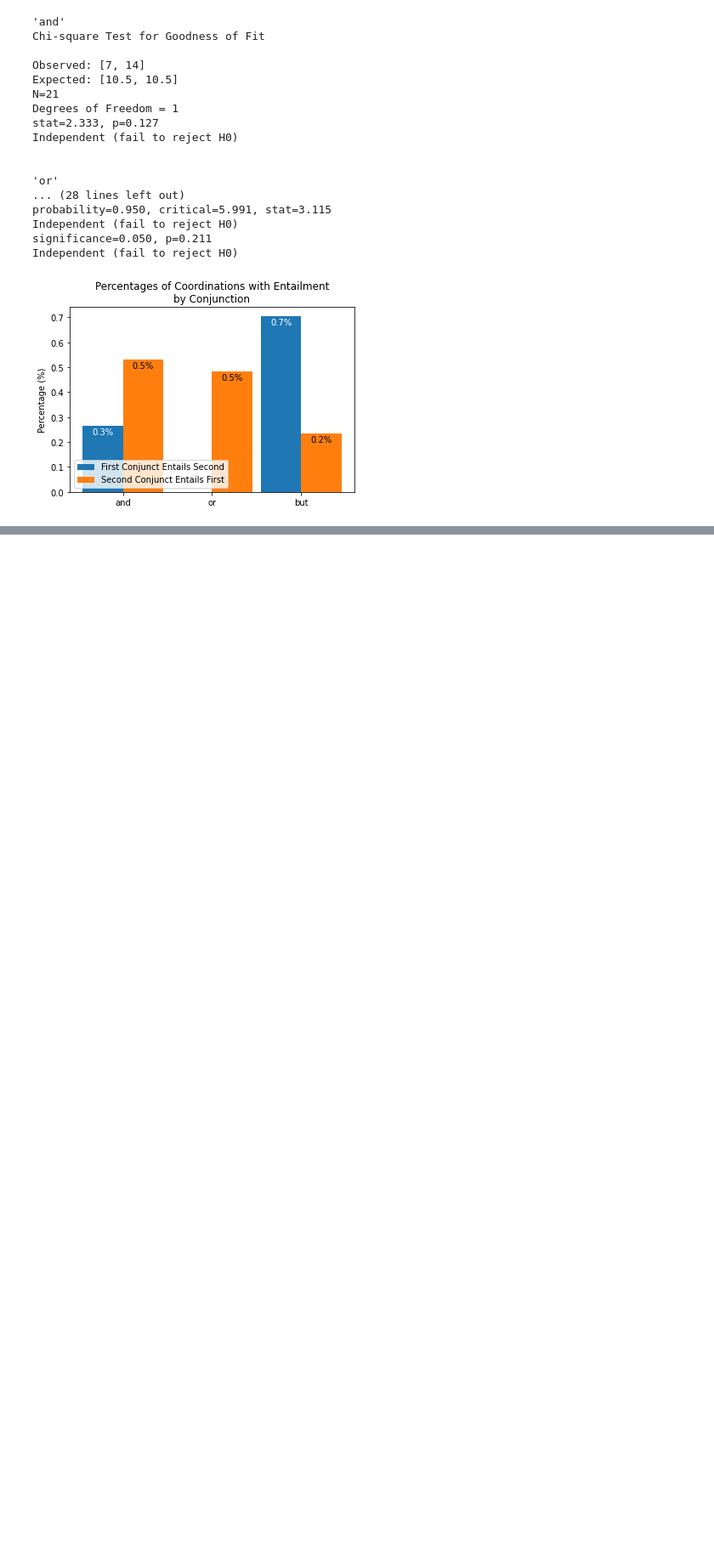
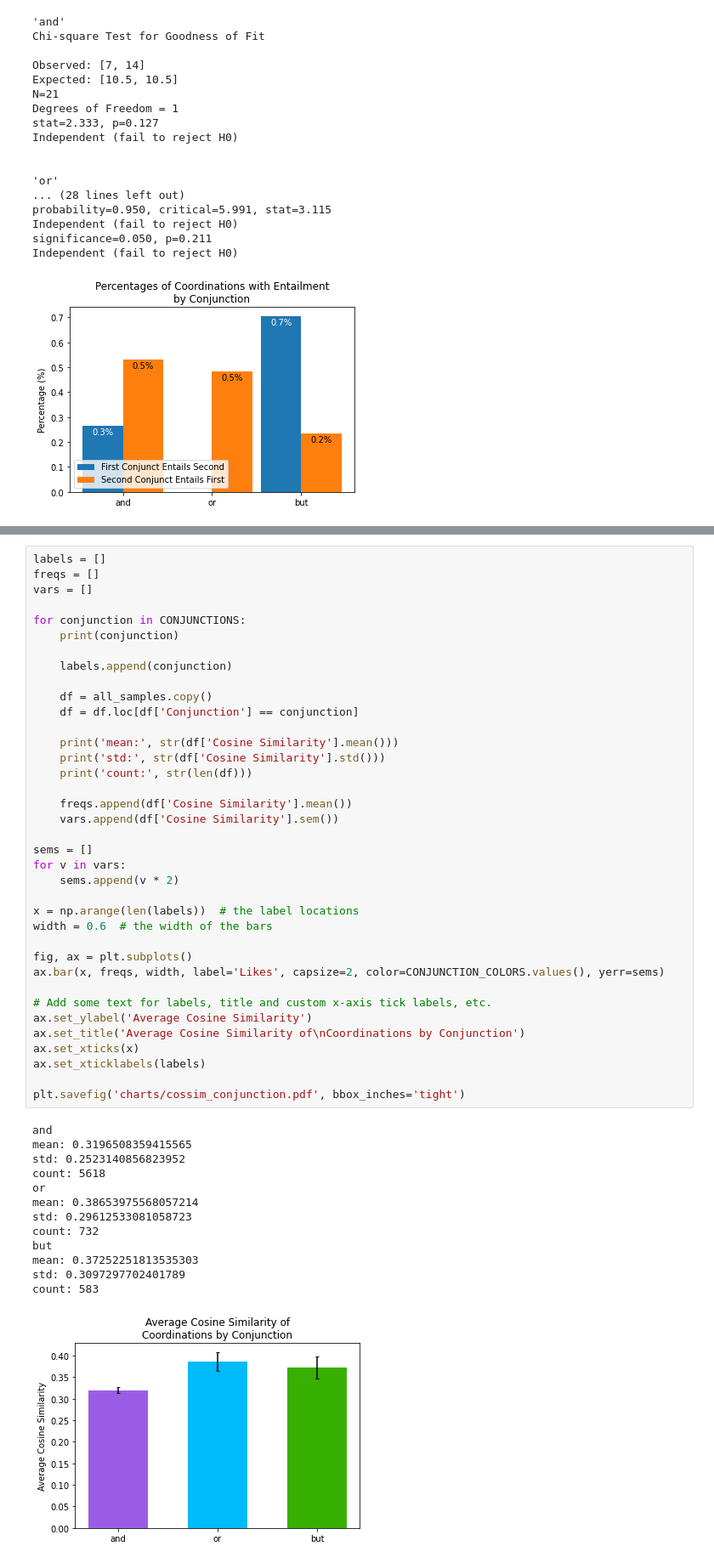
Before and after one commit to jkallini/SemanticCoordinationAnalysis, a Jupyter notebook: analysis.ipynb, the cells around one changed output, grey strips where cells are left out. Shown at 85% size. Drawn from its saved outputs; the diff is of its cells as text; blank space fills up the shorter version.

Commit message:
Add charts for cosine similarity

```diff
--- a/analysis.ipynb
+++ b/analysis.ipynb
@@ -866,0 +869,51 @@ Independent (fail to reject H0)
+# %%
+labels = []
+freqs = []
+vars = []
+
+for conjunction in CONJUNCTIONS:
+    print(conjunction)
+
+    labels.append(conjunction)
+
+    df = all_samples.copy()
+    df = df.loc[df['Conjunction'] == conjunction]
+
+    print('mean:', str(df['Cosine Similarity'].mean()))
+    print('std:', str(df['Cosine Similarity'].std()))
+    print('count:', str(len(df)))
+
+    freqs.append(df['Cosine Similarity'].mean())
+    vars.append(df['Cosine Similarity'].sem())
+
+sems = []
+for v in vars:
+    sems.append(v * 2)
+
+x = np.arange(len(labels))  # the label locations
+width = 0.6  # the width of the bars
+
+fig, ax = plt.subplots()
+ax.bar(x, freqs, width, label='Likes', capsize=2, color=CONJUNCTION_COLORS.values(), yerr=sems)
+
+# Add some text for labels, title and custom x-axis tick labels, etc.
+ax.set_ylabel('Average Cosine Similarity')
+ax.set_title('Average Cosine Similarity of\nCoordinations by Conjunction')
+ax.set_xticks(x)
+ax.set_xticklabels(labels)
+
+plt.savefig('charts/cossim_conjunction.pdf', bbox_inches='tight')
+# %% [output]
+and
+mean: 0.3196508359415565
+std: 0.2523140856823952
+count: 5618
+or
+mean: 0.38653975568057214
+std: 0.29612533081058723
+count: 732
+but
+mean: 0.37252251813535303
+std: 0.3097297702401789
+count: 583
+[figure, added]
```
Also changed, not shown: parts of 2 cells of this notebook.
